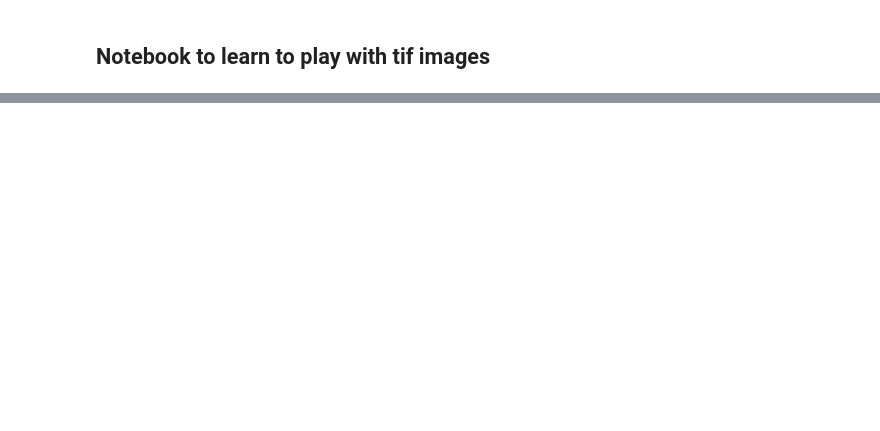
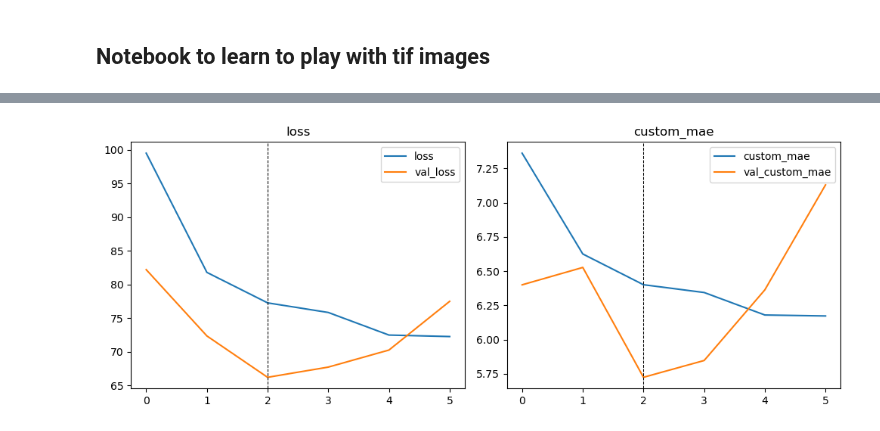
Before and after one commit to AtulAravindDas/ml_hfi_multiyear, a Jupyter notebook: _driver.ipynb, the cells around one changed output, grey strips where cells are left out. Saved outputs shown, nothing was run; the diff lists cells and outputs as text; code cells hidden in the pictures; blank space fills up the shorter version.

Commit message:
starting migration to pytorch. training runs but still needs debugging

```diff
--- a/_driver.ipynb
+++ b/_driver.ipynb
@@ -105,0 +155,25 @@ fit_summary
+# %%
+# Setup the optimizer, loss function, and metrics
+optimizer = getattr(torch.optim, config["optimizer"]["type"])(
+    model.parameters(), **config["optimizer"]["args"]
+)
+criterion = torch.nn.MSELoss()
+metric_funcs = [getattr(metrics_module, met) for met in config["metrics"]]
+
+# BUILD THE TRAINER
+device = utils.prepare_device(config["device"])
+trainer = Trainer(
+    model,
+    criterion,
+    metric_funcs,
+    optimizer,
+    max_epochs=config["trainer"]["max_epochs"],
+    data_loader=train_loader,
+    validation_data_loader=val_loader,
+    device=device,
+    config=config,
+)
+# %%
+# Train the Model
+model.to(device)
+trainer.fit()
@@ -105,0 +197,18 @@ fit_summary
+# %%
+print(trainer.log.history.keys())
+
+plt.figure(figsize=(20, 4))
+for i, m in enumerate(("loss", *config["metrics"])):
+    plt.subplot(1, 4, i + 1)
+    plt.plot(trainer.log.history["epoch"], trainer.log.history[m], label=m)
+    plt.plot(
+        trainer.log.history["epoch"], trainer.log.history["val_" + m], label="val_" + m
+    )
+    plt.axvline(
+        x=trainer.early_stopper.best_epoch, linestyle="--", color="k", linewidth=0.75
+    )
+    plt.title(m)
+    plt.legend()
+plt.tight_layout()
+plt.show()
+# %% [output]
@@ -106,2 +216,3 @@ fit_summary
+[figure, added]
 # %%
 print("training complete.")
```
Also changed, not shown: parts of 13 cells of this notebook, 25 other files.
